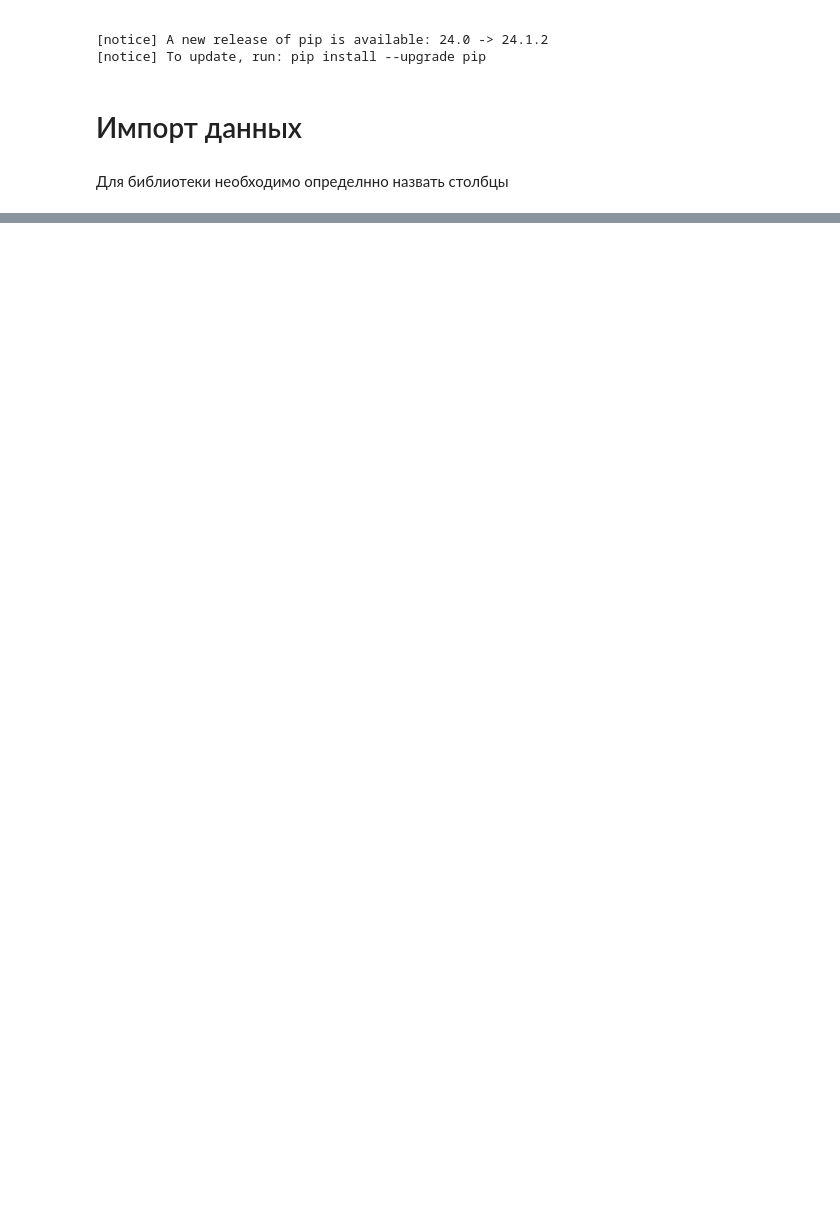
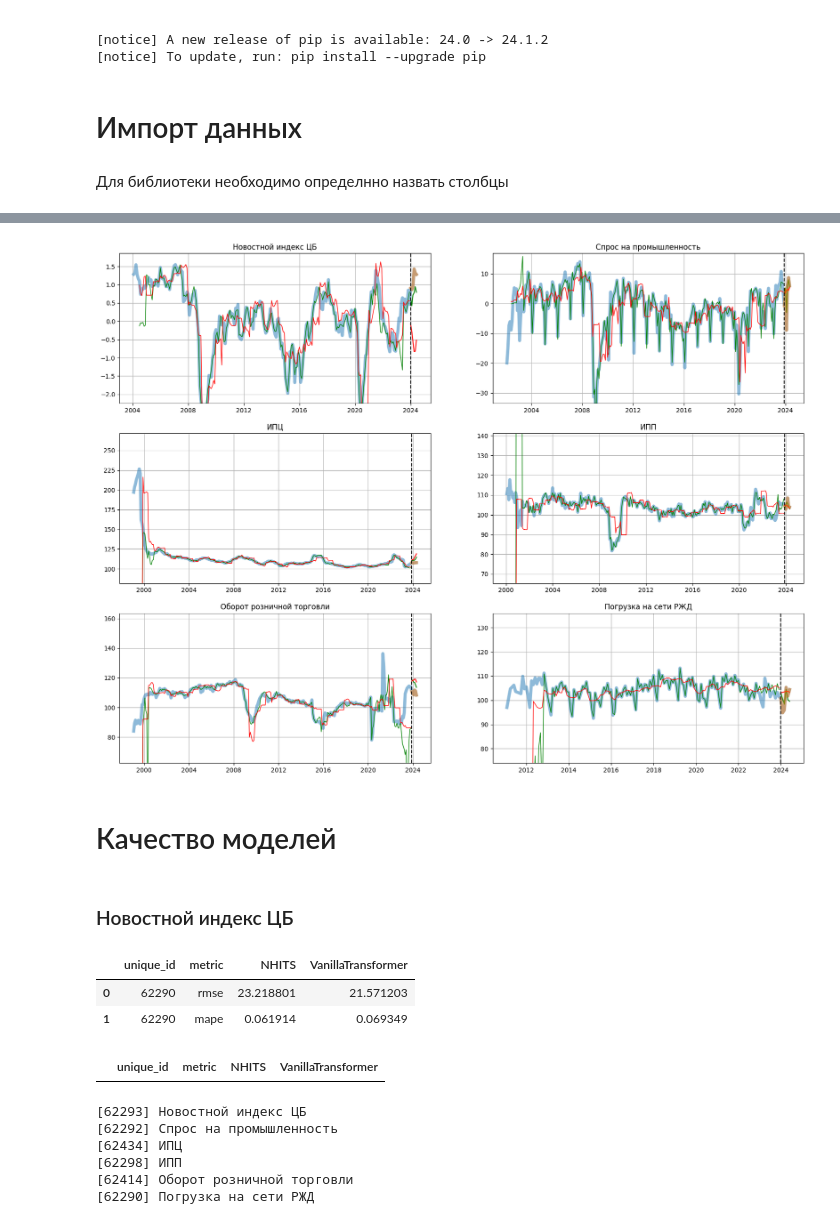
Before and after one commit to MishaAnikutin/regression-for-vavt, a Jupyter notebook: research/Тестирую другие технологии.ipynb, the cells around one changed output, grey strips where cells are left out. Cells and saved outputs as stored; diff of their text form; code cells hidden in the pictures; blank space fills up the shorter version.

```diff
--- a/research/Тестирую другие технологии.ipynb
+++ b/research/Тестирую другие технологии.ipynb
@@ -230,0 +290,2 @@ ax.grid()
+# %%
+index_models = dict()
@@ -230,0 +350,14 @@ ax.grid()
+# %%
+results = dict()
+
+for label, df in indexes.items():
+        df_train = df.iloc[:-6]
+        model = index_models[label]
+
+        # Прогноз на предыдущее значение
+        Y_hat_insample = model.predict_insample(step_size=horizon).reset_index()
+
+        # Прогноз на будущее
+        predicts = model.predict(df_train).reset_index()
+
+        results[label] = Y_hat_insample, predicts
@@ -230,0 +399,58 @@ ax.grid()
+# %%
+fig, axes = plt.subplots(3, 2, figsize=(20, 15))
+
+k = 0
+for i in range(3):
+    for j in range(2):
+        label, df = list(indexes.items())[k]
+        k += 1
+
+        Y_hat_insample, predicts = results[label]
+
+        ymax, ymin = df.y.max(), df.y.min()
+
+        axes[i][j].plot(df.ds, df.y, label='Предыдущие значения', linewidth=5, alpha=0.5)
+        axes[i][j].plot(Y_hat_insample.ds, Y_hat_insample.NHITS, label='Прогноз на предыдущие значения NHITS', linewidth=1, color='green')
+        axes[i][j].plot(Y_hat_insample.ds, Y_hat_insample.VanillaTransformer, label='Прогноз на предыдущие значения VanillaTransformer', linewidth=1, color='red')
+
+        axes[i][j].plot(predicts.ds, predicts.NHITS, label='Прогноз NHITS', color='green')
+        axes[i][j].plot(predicts.ds, predicts.VanillaTransformer, label='Прогноз VanillaTransformer', color='red')
+        axes[i][j].plot(df.ds.iloc[-horizon:], df.y.iloc[-horizon:], label='Фактические значения', linewidth=5, alpha=0.5)
+
+        axes[i][j].axvline(df.ds.iloc[-6], color='black', linestyle='--', label='Train-Test Split')
+
+        axes[i][j].set_title(label)
+
+        axes[i][j].set_ylim([0.8 * ymin, 1.2 * ymax])
+
+        # красный - трансформер, зеленый - NHiTS
+        # axes[i][j].legend()
+        axes[i][j].grid()
+# %% [output]
+[figure, added]
+# %% [markdown]
+# Качество моделей
+# %% [markdown]
+### Новостной индекс ЦБ
+# %%
+evaluation_df = evaluate(Y_hat_insample.loc[:, Y_hat_insample.columns != 'cutoff'], metrics=[rmse, mape])
+evaluation_df
+# %% [output]
+|  | unique_id | metric | NHITS | VanillaTransformer |
+| 0 | 62290 | rmse | 23.218801 | 21.571203 |
+| 1 | 62290 | mape | 0.061914 | 0.069349 |
+# %%
+evaluation_df_test = evaluate(predicts.merge(df_test), metrics=[rmse, mape])
+evaluation_df_test
+# %% [output]
+|  | unique_id | metric | NHITS | VanillaTransformer |
+# %%
+for index, df in indexes.items():
+    print(df.unique_id.unique(), index)
+# %% [output]
+[62293] Новостной индекс ЦБ
+[62292] Спрос на промышленность
+[62434] ИПЦ
+[62298] ИПП
+[62414] Оборот розничной торговли
+[62290] Погрузка на сети РЖД
```
Also changed, not shown: parts of 31 cells of this notebook.
